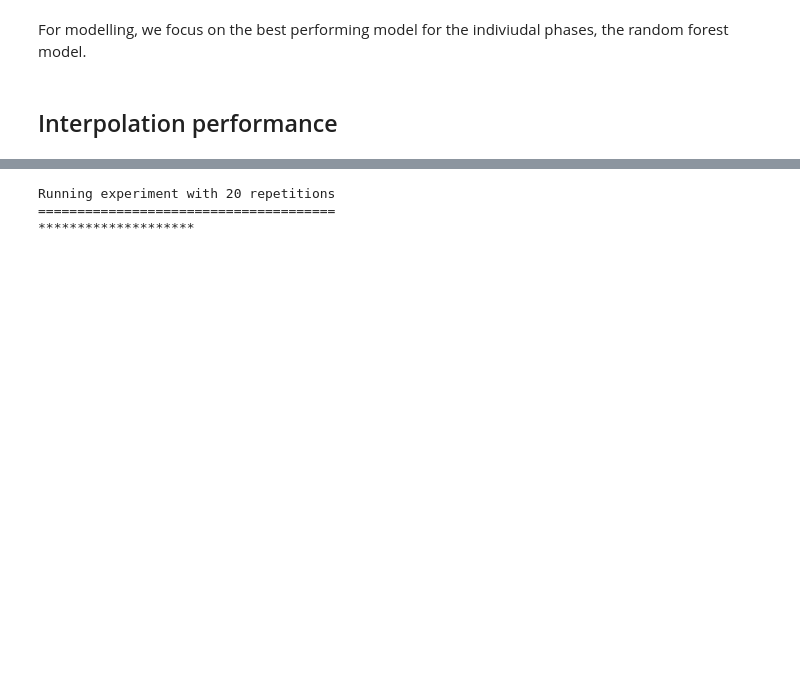
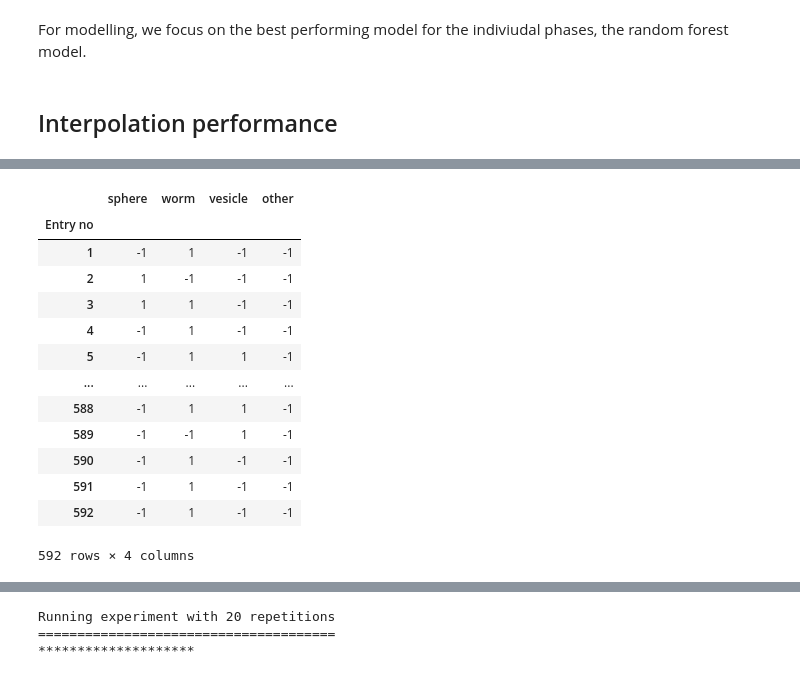
Before and after one commit to marioboley/PISA_ML, a Jupyter notebook: full_phase_prediction.ipynb, the cells around one changed output, grey strips where cells are left out. Cells and saved outputs as stored; diff of their text form; code cells hidden in the pictures; blank space fills up the shorter version.

```diff
--- a/full_phase_prediction.ipynb
+++ b/full_phase_prediction.ipynb
@@ -65,0 +84,17 @@ warnings.filterwarnings('ignore')
+# %%
+y
+# %% [output]
+|  | sphere | worm | vesicle | other |
+| Entry no |  |  |  |  |
+| 1 | -1 | 1 | -1 | -1 |
+| 2 | 1 | -1 | -1 | -1 |
+| 3 | 1 | 1 | -1 | -1 |
+| 4 | -1 | 1 | -1 | -1 |
+| 5 | -1 | 1 | 1 | -1 |
+| ... | ... | ... | ... | ... |
+| 588 | -1 | 1 | 1 | -1 |
+| 589 | -1 | -1 | 1 | -1 |
+| 590 | -1 | 1 | -1 | -1 |
+| 591 | -1 | 1 | -1 | -1 |
+| 592 | -1 | 1 | -1 | -1 |
+592 rows × 4 columns
```
Also changed, not shown: parts of 11 cells of this notebook, 2 other files.
